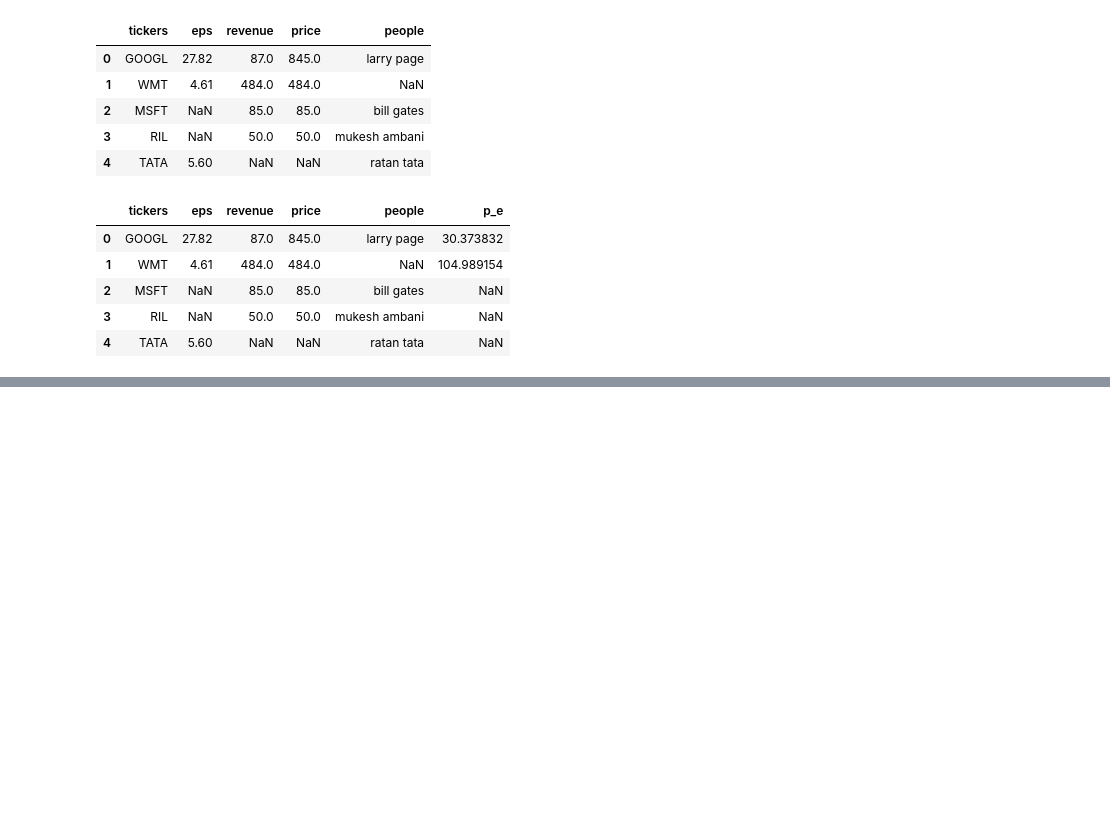
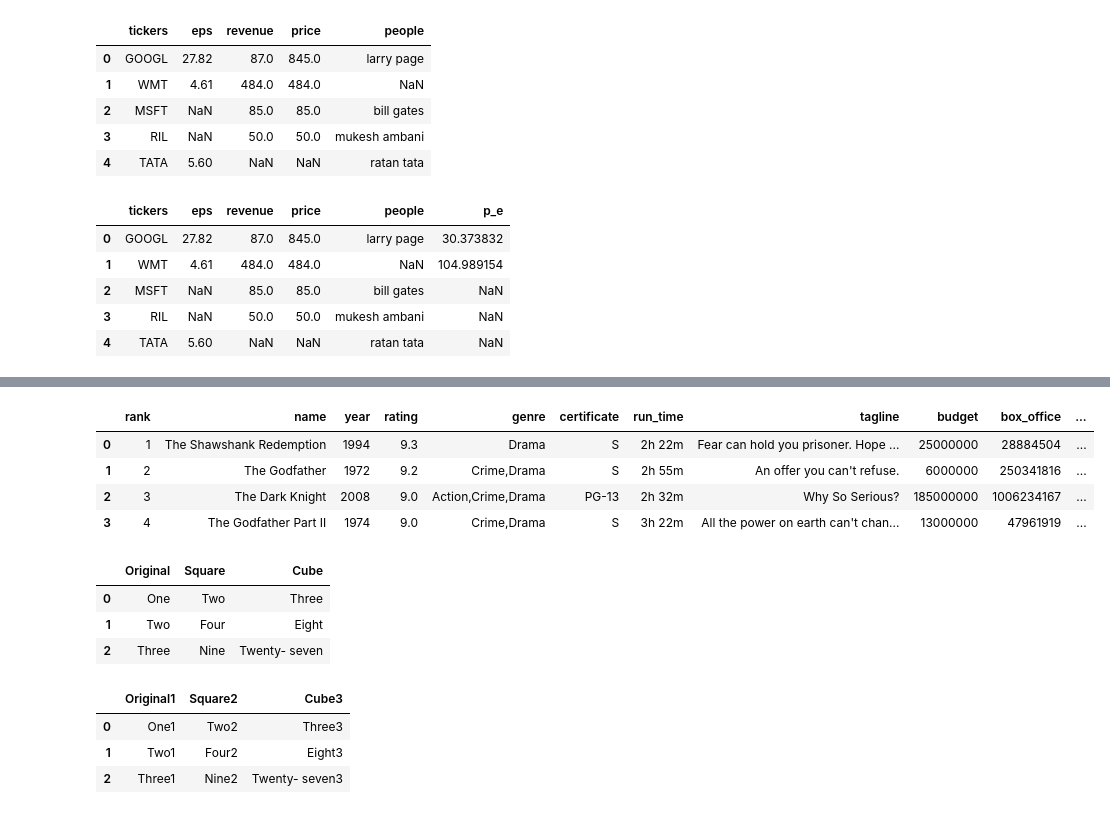
Before and after one commit to SaurabhSSB/python_module_pandas, a Jupyter notebook: src/3. read_write.ipynb, the cells around one changed output, grey strips where cells are left out. Drawn from its saved outputs; the diff is of its cells as text; code cells hidden in the pictures; blank space fills up the shorter version.

```diff
--- a/src/3. read_write.ipynb
+++ b/src/3. read_write.ipynb
@@ -92,3 +92,6 @@ df
 | 4 | TATA | 5.60 | NaN | NaN | ratan tata | NaN |
 # %%
 df.to_csv("C:\\Users\\Hp\\Desktop\\Study ITM\\Semester 2\\Applied Machine Learning\\Datasets\\p_e_2.csv", index= False, header= False)
+# %%
+df_excel_1= pd.read_excel("C:\\Users\\Hp\\Desktop\\Study ITM\\Semester 2\\Applied Machine Learning\\Datasets\\modify.xlsx", "A2")
+df_excel_1.head(4)
@@ -94,0 +120,9 @@ df.to_csv("C:\\Users\\Hp\\Desktop\\Study ITM\\Semester 2\\Applied Machine Learni
+# %%
+df_merger= pd.merge( df_excel_2, df_excel_1, on= "merger")
+df_merger.head(4)
+# %% [output]
+|  | rank | name | year | rating | genre | certificate | run_time | tagline | budget | box_office | ... |
+| 0 | 1 | The Shawshank Redemption | 1994 | 9.3 | Drama | S | 2h 22m | Fear can hold you prisoner. Hope ... | 25000000 | 28884504 | ... |
+| 1 | 2 | The Godfather | 1972 | 9.2 | Crime,Drama | S | 2h 55m | An offer you can't refuse. | 6000000 | 250341816 | ... |
+| 2 | 3 | The Dark Knight | 2008 | 9.0 | Action,Crime,Drama | PG-13 | 2h 32m | Why So Serious? | 185000000 | 1006234167 | ... |
+| 3 | 4 | The Godfather Part II | 1974 | 9.0 | Crime,Drama | S | 3h 22m | All the power on earth can't chan... | 13000000 | 47961919 | ... |
@@ -94,0 +133,24 @@ df.to_csv("C:\\Users\\Hp\\Desktop\\Study ITM\\Semester 2\\Applied Machine Learni
+# %%
+df_create= pd.DataFrame({
+    "Original": [ "One", "Two", "Three"],
+    "Square": [ "Two", "Four", "Nine"],
+    "Cube": ["Three", "Eight", "Twenty- seven"]
+})
+df_create
+# %% [output]
+|  | Original | Square | Cube |
+| 0 | One | Two | Three |
+| 1 | Two | Four | Eight |
+| 2 | Three | Nine | Twenty- seven |
+# %%
+df_creati= pd.DataFrame({
+    "Original1": [ "One1", "Two1", "Three1"],
+    "Square2": [ "Two2", "Four2", "Nine2"],
+    "Cube3": ["Three3", "Eight3", "Twenty- seven3"]
+})
+df_creati
+# %% [output]
+|  | Original1 | Square2 | Cube3 |
+| 0 | One1 | Two2 | Three3 |
+| 1 | Two1 | Four2 | Eight3 |
+| 2 | Three1 | Nine2 | Twenty- seven3 |
```
Also changed, not shown: parts of 4 cells of this notebook.
